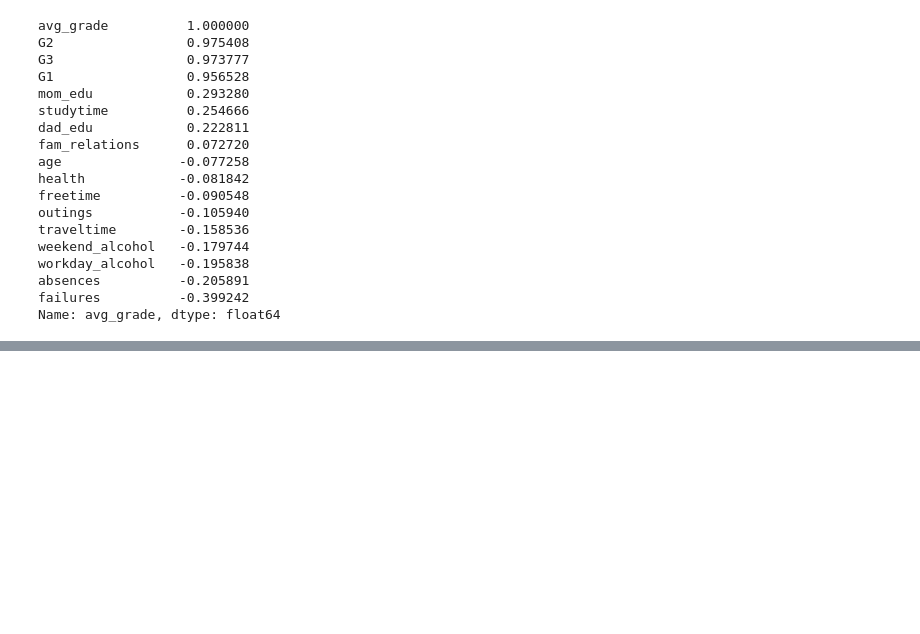
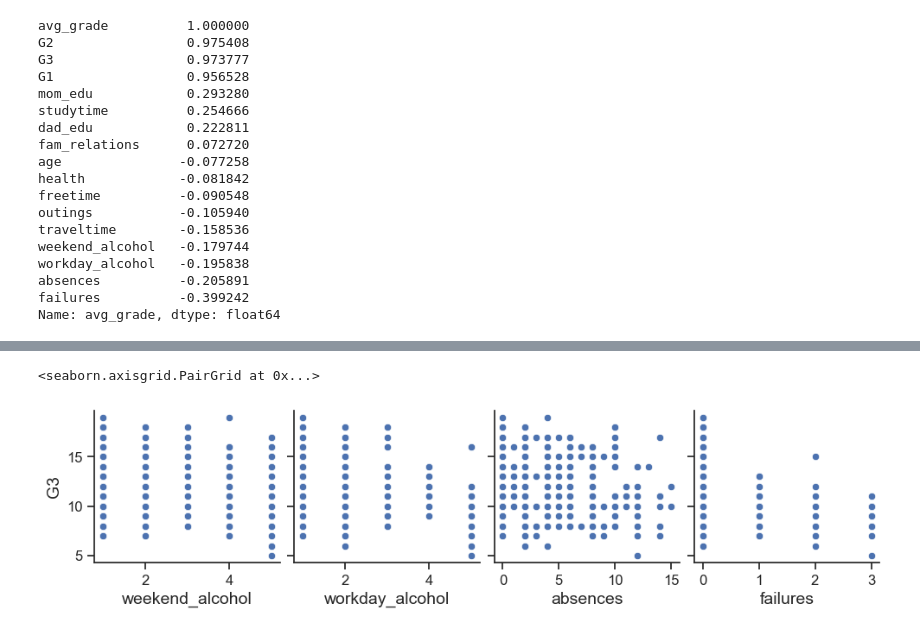
Before and after one commit to sk2003hw/Data-Mining-and-Machine-Learning-Portfolio, a Jupyter notebook: Lab 2.ipynb, the cells around one changed output, grey strips where cells are left out. Cells and saved outputs as stored; diff of their text form; code cells hidden in the pictures; blank space fills up the shorter version.

```diff
--- a/Lab 2.ipynb
+++ b/Lab 2.ipynb
@@ -671,0 +701,9 @@ failures          -0.399242
+# %%
+sns.pairplot(
+    data4,
+    x_vars=["weekend_alcohol", "workday_alcohol", "absences", "failures"],
+    y_vars=["G3"],
+)
+# %% [output]
+<seaborn.axisgrid.PairGrid at 0x...>
+[figure, added]
```
Also changed, not shown: parts of 17 cells of this notebook, 1 other file.
